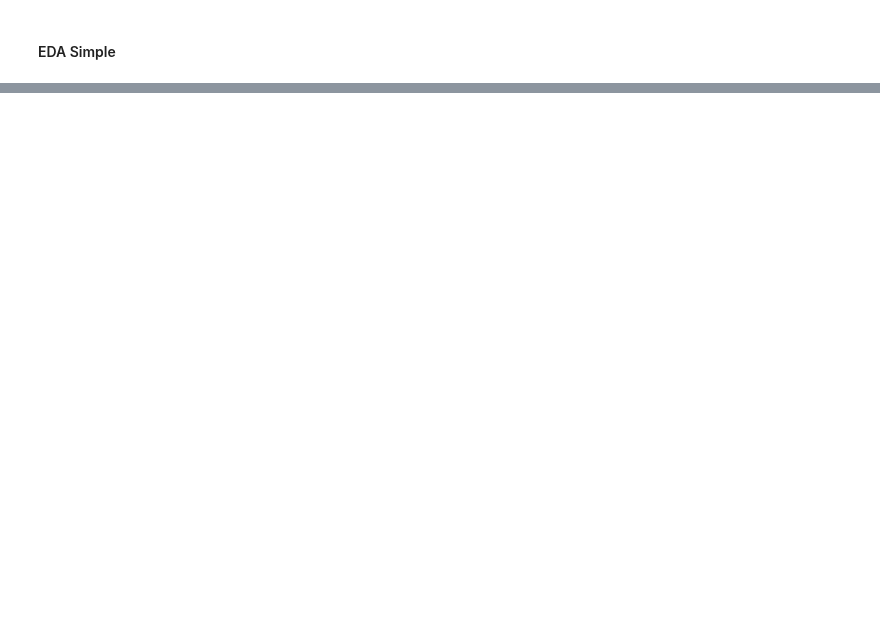
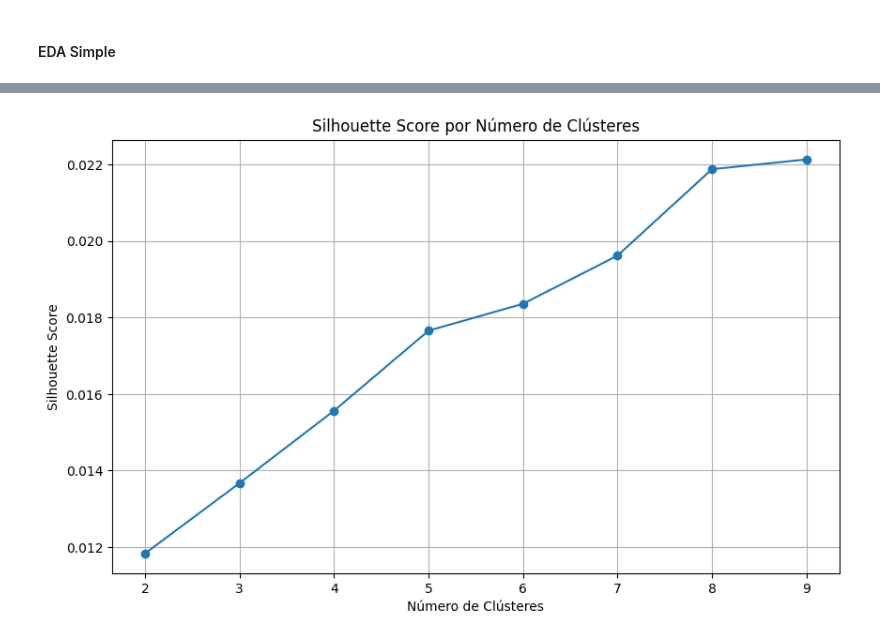
Before and after one commit to aestrad7/nfs-npl-globant-test-2024, a Jupyter notebook: Notebook_v_first_poc.ipynb, the cells around one changed output, grey strips where cells are left out. Cells and saved outputs as stored; diff of their text form; code cells hidden in the pictures; blank space fills up the shorter version.

```diff
--- a/Notebook_v_first_poc.ipynb
+++ b/Notebook_v_first_poc.ipynb
@@ -177,0 +202,22 @@ plt.show()
+# %%
+# Reducir el rango de número de clústeres y reintentar el cálculo de Silhouette Score
+range_n_clusters = list(range(2, 10))  # Reducido de 11 a 10
+
+# Calcular nuevamente el Silhouette Score para cada número de clústeres
+silhouette_scores = []
+for n_clusters in range_n_clusters:
+    clusterer = KMeans(n_clusters=n_clusters, random_state=42)
+    cluster_labels = clusterer.fit_predict(tfidf)
+    silhouette_avg = silhouette_score(tfidf, cluster_labels)
+    silhouette_scores.append(silhouette_avg)
+
+# Gráfico del Silhouette Score por número de clústeres
+plt.figure(figsize=(10, 6))
+plt.plot(range_n_clusters, silhouette_scores, marker='o')
+plt.title('Silhouette Score por Número de Clústeres')
+plt.xlabel('Número de Clústeres')
+plt.ylabel('Silhouette Score')
+plt.grid(True)
+plt.show()
+# %% [output]
+[figure, added]
```
Also changed, not shown: parts of 14 cells of this notebook.
